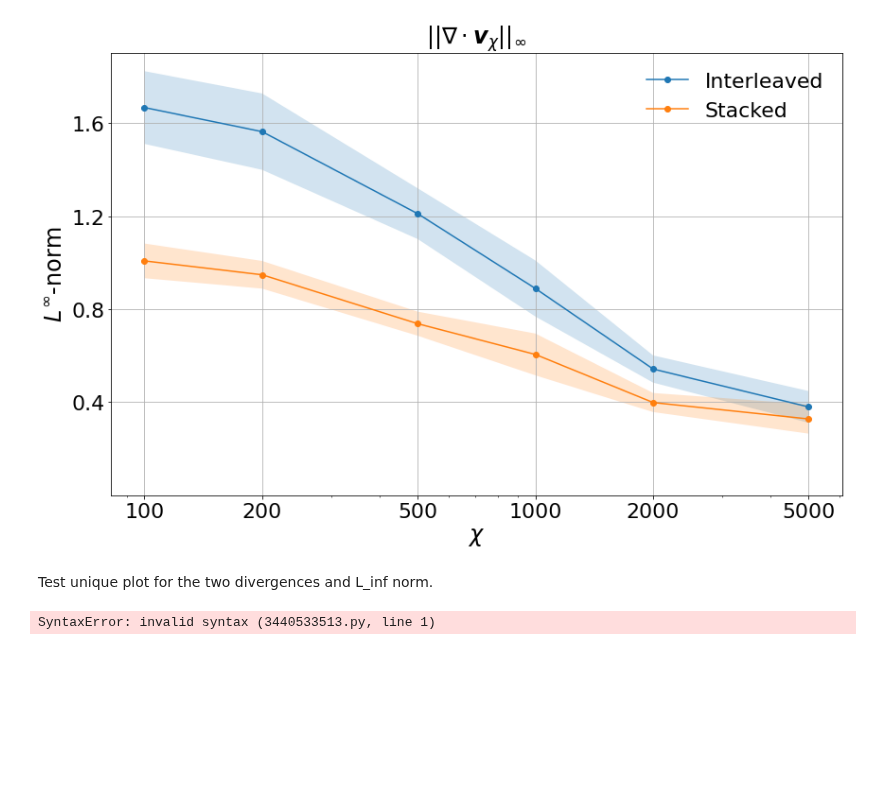
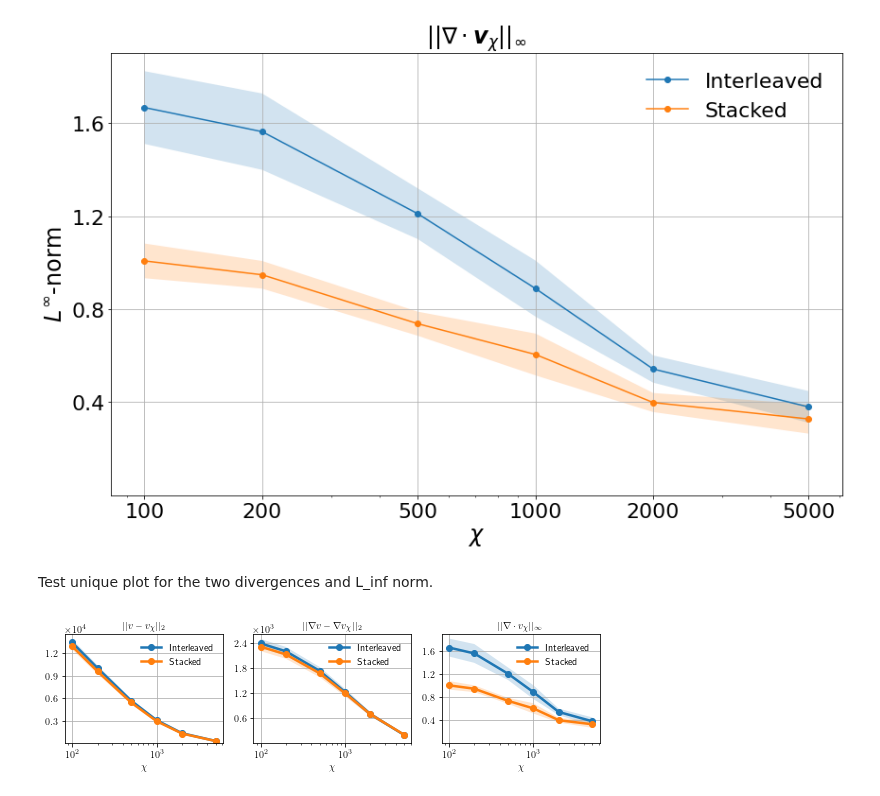
Before and after one commit to stefanopisoni/TN_Turbulence, a Jupyter notebook: Snapshots_compression/Snapshot_compression_plot.ipynb, the cells around one changed output. Saved outputs shown, nothing was run; the diff lists cells and outputs as text; code cells hidden in the pictures; blank space fills up the shorter version.

Commit message:
new fonts for plots

```diff
--- a/Snapshots_compression/Snapshot_compression_plot.ipynb
+++ b/Snapshots_compression/Snapshot_compression_plot.ipynb
@@ -825,8 +825,6 @@ plt.show()
 # %% [markdown]
 Test unique plot for the two divergences and L_inf norm.
 # %%
------------------TODO INCLUDE LATEX----------------
-
 import torch
 import numpy as np
 import matplotlib.pyplot as plt
@@ -878,7 +876,7 @@ mean_grad, var_grad = load_stats("l_2_grad",      include_component=True)
 mean_div,  var_div  = load_stats("div_l_inf_norm", include_component=False)
 
 # Create 1×3 figure
-fig, axes = plt.subplots(1, 3, figsize=(18, 6), sharex=True)
+fig, axes = plt.subplots(1, 3, figsize=(8, 2.4), sharex=True)
 
 titles = [
     r'$||v - v_{\chi}||_2$',
@@ -896,38 +894,38 @@ for ax, title, (mean_dict, var_dict) in zip(axes, titles, stats):
         mean_vals = np.array(mean_dict[enc])
         std_dev   = np.sqrt(var_dict[enc])
         label     = 'Stacked' if enc=='sta' else 'Interleaved'
-        linestyle = '-' if enc=='sta' else ':'
+        linestyle = '-' if enc=='sta' else '-'
         ax.plot(
             bd_max_values,
             mean_vals,
             marker='o',
             linestyle=linestyle,
             label=label
         )
         ax.fill_between(
             bd_max_values,
             mean_vals - std_dev,
             mean_vals + std_dev,
             alpha=0.2
         )
     ax.set_xscale('log')
-    ax.set_xlabel(r'$\chi$', fontsize=20)
-    ax.set_title(title, fontsize=20)
+    ax.set_xlabel(r'$\chi$', fontsize=10)
+    ax.set_title(title, fontsize=10)
     ax.grid(True)
 
     # formatting tweaks
     ax.set_ylim(bottom=0)
     ax.yaxis.set_major_locator(MaxNLocator(nbins=5, prune='both'))
     ax.ticklabel_format(style='sci', axis='y', scilimits=(0,0))
-    ax.yaxis.get_offset_text().set_fontsize(16)
-    ax.tick_params(axis='both', which='major', labelsize=14)
-    ax.legend(fontsize=14, frameon=False)
+    ax.yaxis.get_offset_text().set_fontsize(10)
+    ax.tick_params(axis='both', which='major', labelsize=10)
+    ax.legend(fontsize=10, frameon=False)
 
 # Common y-label only on the leftmost subplot
-axes[0].set_ylabel('Value (scientific notation)', fontsize=20)
+# axes[0].set_ylabel('Value (scientific notation)', fontsize=10)
 
 plt.tight_layout()
 plt.savefig("Plots/combined_three_panels.pdf", format="pdf")
 plt.show()
 # %% [output]
-SyntaxError: invalid syntax (3440533513.py, line 1)
+[figure, added]
```
Also changed, not shown: 1 other file.
